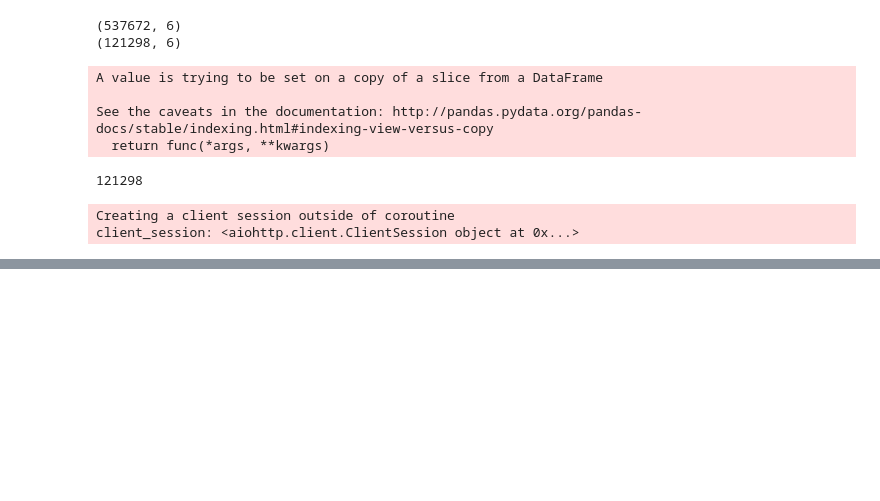
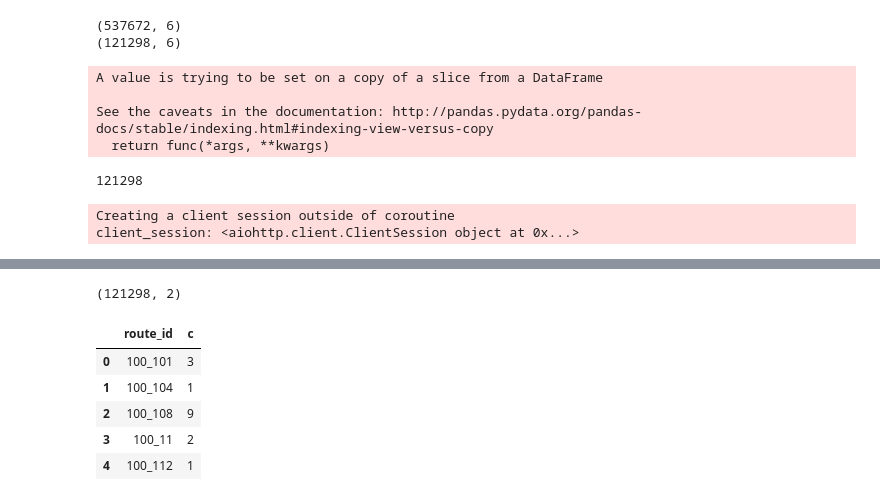
Before and after one commit to ilkarman/Movement-Visualisations, a Jupyter notebook: 01_TFL_Bikes/py/Bike Vis.ipynb, the cells around one changed output, grey strips where cells are left out. Saved outputs shown, nothing was run; the diff lists cells and outputs as text; code cells hidden in the pictures; blank space fills up the shorter version.

```diff
--- a/01_TFL_Bikes/py/Bike Vis.ipynb
+++ b/01_TFL_Bikes/py/Bike Vis.ipynb
@@ -187,0 +211,15 @@ print(routes_complete.shape)
+# %%
+agg_routes['c'] = 1
+count_routes = agg_routes.groupby(['route_id']).sum()
+count_routes.reset_index(inplace=True)
+
+print(count_routes.shape)
+count_routes.head()
+# %% [output]
+(121298, 2)
+|  | route_id | c |
+| 0 | 100_101 | 3 |
+| 1 | 100_104 | 1 |
+| 2 | 100_108 | 9 |
+| 3 | 100_11 | 2 |
+| 4 | 100_112 | 1 |
```
Also changed, not shown: parts of 5 cells of this notebook.
